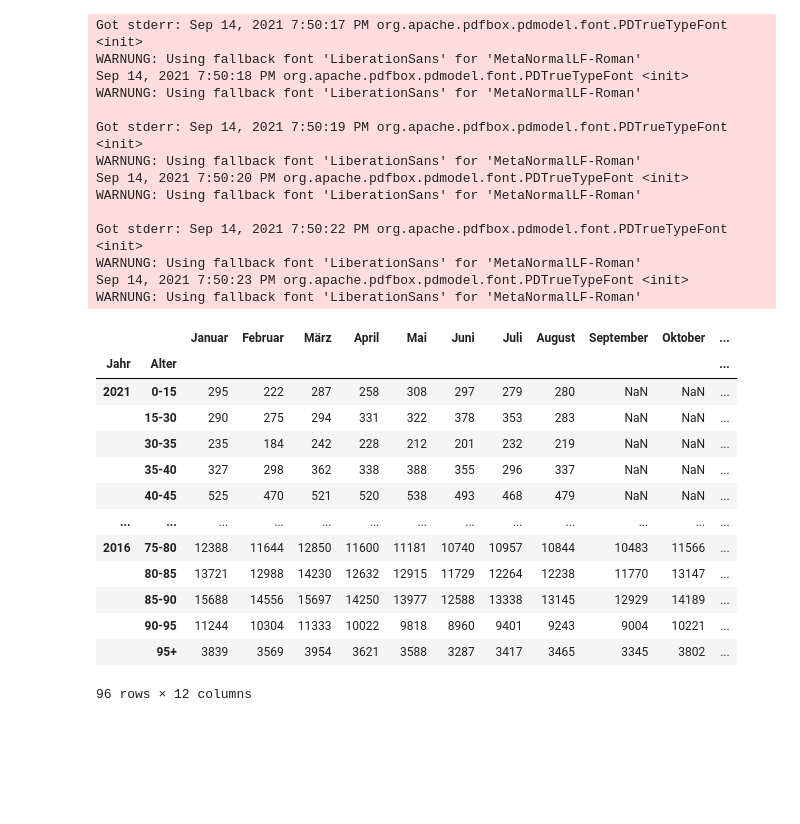
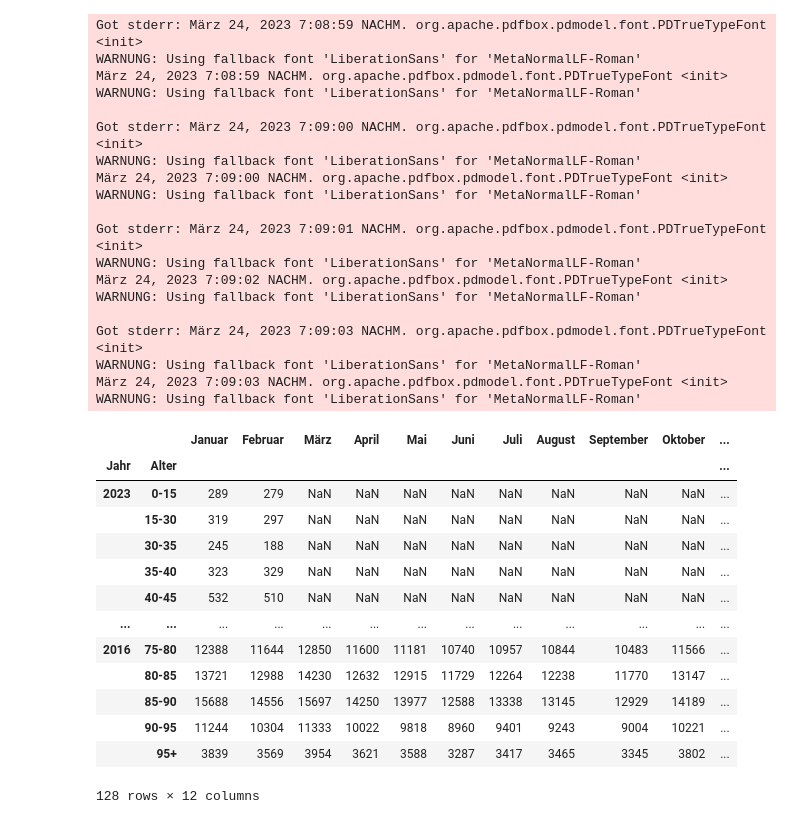
Before and after one commit to snilsn/death, a Jupyter notebook: death_month_age.ipynb, the cells around one changed output. Drawn from its saved outputs; the diff is of its cells as text; code cells hidden in the pictures; blank space fills up the shorter version.

```diff
--- a/death_month_age.ipynb
+++ b/death_month_age.ipynb
@@ -11,6 +11,6 @@ OpenJDK 64-Bit Server VM (build 25.292-b10, mixed mode)
 # %%
-# ab page 65 bis 67
-page_number = 65
+# ab page 77 bis 80
+page_number = 77
 url = 'https://www.destatis.de/DE/Themen/Gesellschaft-Umwelt/Bevoelkerung/Sterbefaelle-Lebenserwartung/Tabellen/sonderauswertung-sterbefaelle-pdf.pdf;jsessionid=3625BB3642C6C5041DA068AE79C45426.live741?__blob=publicationFile'
 #df = tabula.read_pdf('death.pdf', stream = True, pages = page_number)[0]
 
@@ -27,7 +27,6 @@ df.replace(' ', '', regex = True, inplace = True)
 
 df.drop(index = 0, inplace = True)
 df.iloc[:,6] = df.iloc[:,7]
-df.iloc[:,8] = df.iloc[:,9]
 df.iloc[:,10] = df.iloc[:,11]
 df = df.rename(columns={df.columns[0]: 'Jahr', df.columns[1]:'Alter'})
 df.replace('95umehr', '95+', inplace = True)
@@ -59,7 +79,6 @@ def return_dataframe(page_number):
 
     df.drop(index = 0, inplace = True)
     df.iloc[:,6] = df.iloc[:,7]
-    df.iloc[:,8] = df.iloc[:,9]
     df.iloc[:,10] = df.iloc[:,11]
     df = df.rename(columns={df.columns[0]: 'Jahr', df.columns[1]:'Alter'})
     df.replace('95umehr', '95+', inplace = True)
@@ -74,41 +93,46 @@ def return_dataframe(page_number):
 
     return df
 # %%
-large_df = return_dataframe(65)
+large_df = return_dataframe(77)
 
-for page in [66, 67]:
+for page in [78, 79, 80]:
     df = return_dataframe(page)
     large_df = large_df.append(df)
 
 large_df
 # %% [output]
-Got stderr: Sep 14, 2021 7:50:17 PM org.apache.pdfbox.pdmodel.font.PDTrueTypeFont <init>
+Got stderr: März 24, 2023 7:08:59 NACHM. org.apache.pdfbox.pdmodel.font.PDTrueTypeFont <init>
 WARNUNG: Using fallback font 'LiberationSans' for 'MetaNormalLF-Roman'
-Sep 14, 2021 7:50:18 PM org.apache.pdfbox.pdmodel.font.PDTrueTypeFont <init>
+März 24, 2023 7:08:59 NACHM. org.apache.pdfbox.pdmodel.font.PDTrueTypeFont <init>
 WARNUNG: Using fallback font 'LiberationSans' for 'MetaNormalLF-Roman'
 
-Got stderr: Sep 14, 2021 7:50:19 PM org.apache.pdfbox.pdmodel.font.PDTrueTypeFont <init>
+Got stderr: März 24, 2023 7:09:00 NACHM. org.apache.pdfbox.pdmodel.font.PDTrueTypeFont <init>
 WARNUNG: Using fallback font 'LiberationSans' for 'MetaNormalLF-Roman'
-Sep 14, 2021 7:50:20 PM org.apache.pdfbox.pdmodel.font.PDTrueTypeFont <init>
+März 24, 2023 7:09:00 NACHM. org.apache.pdfbox.pdmodel.font.PDTrueTypeFont <init>
 WARNUNG: Using fallback font 'LiberationSans' for 'MetaNormalLF-Roman'
 
-Got stderr: Sep 14, 2021 7:50:22 PM org.apache.pdfbox.pdmodel.font.PDTrueTypeFont <init>
+Got stderr: März 24, 2023 7:09:01 NACHM. org.apache.pdfbox.pdmodel.font.PDTrueTypeFont <init>
 WARNUNG: Using fallback font 'LiberationSans' for 'MetaNormalLF-Roman'
-Sep 14, 2021 7:50:23 PM org.apache.pdfbox.pdmodel.font.PDTrueTypeFont <init>
+März 24, 2023 7:09:02 NACHM. org.apache.pdfbox.pdmodel.font.PDTrueTypeFont <init>
 WARNUNG: Using fallback font 'LiberationSans' for 'MetaNormalLF-Roman'
+
+Got stderr: März 24, 2023 7:09:03 NACHM. org.apache.pdfbox.pdmodel.font.PDTrueTypeFont <init>
+WARNUNG: Using fallback font 'LiberationSans' for 'MetaNormalLF-Roman'
+März 24, 2023 7:09:03 NACHM. org.apache.pdfbox.pdmodel.font.PDTrueTypeFont <init>
+WARNUNG: Using fallback font 'LiberationSans' for 'MetaNormalLF-Roman'
 |  |  | Januar | Februar | März | April | Mai | Juni | Juli | August | September | Oktober | ... |
 | Jahr | Alter |  |  |  |  |  |  |  |  |  |  | ... |
-| 2021 | 0-15 | 295 | 222 | 287 | 258 | 308 | 297 | 279 | 280 | NaN | NaN | ... |
-|  | 15-30 | 290 | 275 | 294 | 331 | 322 | 378 | 353 | 283 | NaN | NaN | ... |
-|  | 30-35 | 235 | 184 | 242 | 228 | 212 | 201 | 232 | 219 | NaN | NaN | ... |
-|  | 35-40 | 327 | 298 | 362 | 338 | 388 | 355 | 296 | 337 | NaN | NaN | ... |
-|  | 40-45 | 525 | 470 | 521 | 520 | 538 | 493 | 468 | 479 | NaN | NaN | ... |
+| 2023 | 0-15 | 289 | 279 | NaN | NaN | NaN | NaN | NaN | NaN | NaN | NaN | ... |
+|  | 15-30 | 319 | 297 | NaN | NaN | NaN | NaN | NaN | NaN | NaN | NaN | ... |
+|  | 30-35 | 245 | 188 | NaN | NaN | NaN | NaN | NaN | NaN | NaN | NaN | ... |
+|  | 35-40 | 323 | 329 | NaN | NaN | NaN | NaN | NaN | NaN | NaN | NaN | ... |
+|  | 40-45 | 532 | 510 | NaN | NaN | NaN | NaN | NaN | NaN | NaN | NaN | ... |
 | ... | ... | ... | ... | ... | ... | ... | ... | ... | ... | ... | ... | ... |
 | 2016 | 75-80 | 12388 | 11644 | 12850 | 11600 | 11181 | 10740 | 10957 | 10844 | 10483 | 11566 | ... |
 |  | 80-85 | 13721 | 12988 | 14230 | 12632 | 12915 | 11729 | 12264 | 12238 | 11770 | 13147 | ... |
 |  | 85-90 | 15688 | 14556 | 15697 | 14250 | 13977 | 12588 | 13338 | 13145 | 12929 | 14189 | ... |
 |  | 90-95 | 11244 | 10304 | 11333 | 10022 | 9818 | 8960 | 9401 | 9243 | 9004 | 10221 | ... |
 |  | 95+ | 3839 | 3569 | 3954 | 3621 | 3588 | 3287 | 3417 | 3465 | 3345 | 3802 | ... |
-96 rows × 12 columns
+128 rows × 12 columns
 # %%
 large_df.to_csv('deaths_month_age.csv')
```
Also changed, not shown: parts of 3 cells of this notebook, 2 other files.
